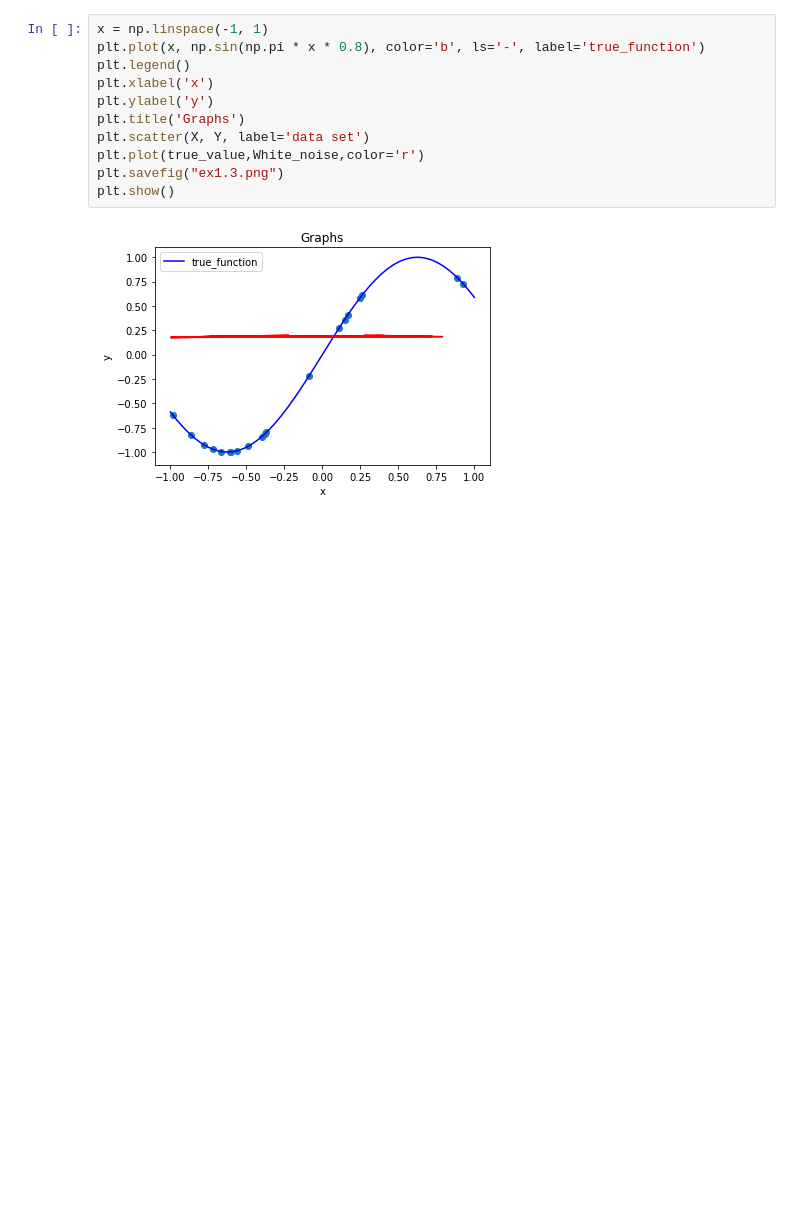
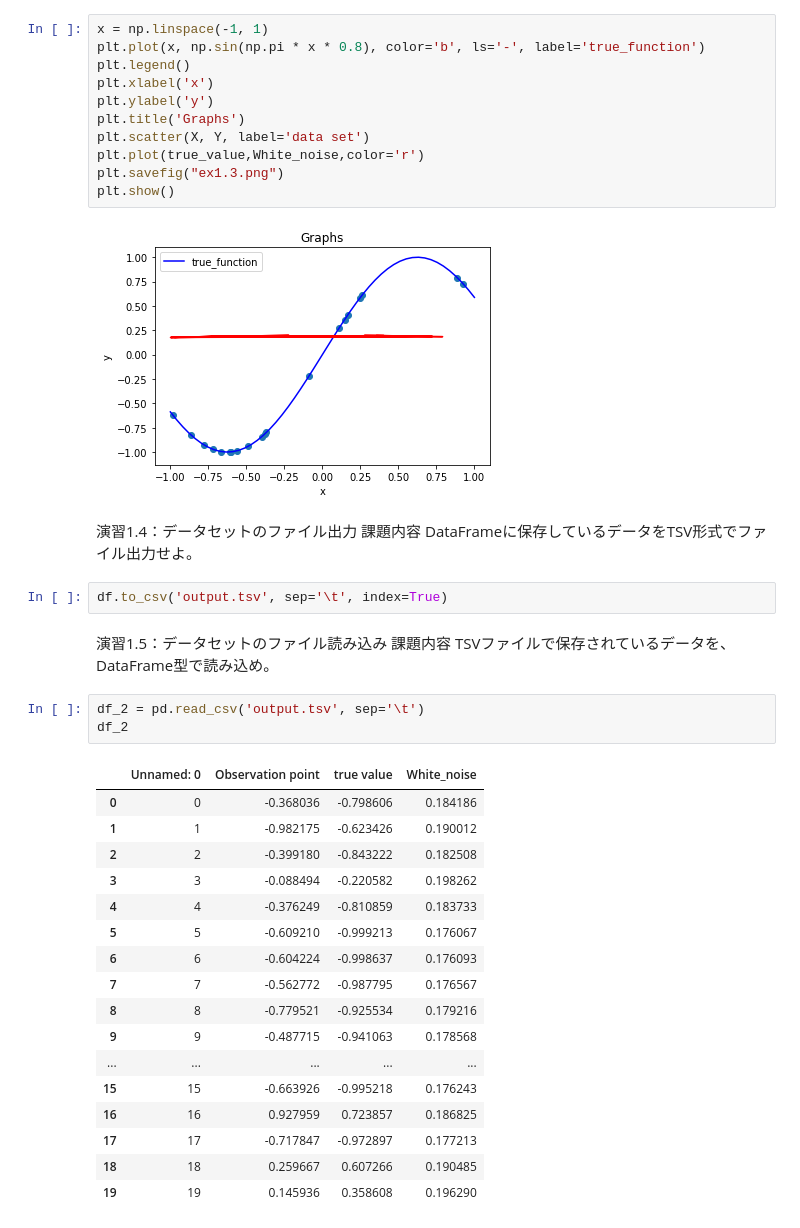
Before and after one commit to Noan0401/Data_mining_exercise, a Jupyter notebook: ex_1.ipynb, the cells around one changed output. Cells and saved outputs as stored; diff of their text form; blank space fills up the shorter version.

```diff
--- a/ex_1.ipynb
+++ b/ex_1.ipynb
@@ -138,3 +138,34 @@ plt.savefig("ex1.3.png")
 plt.show()
 # %% [output]
 [figure]
+# %% [markdown]
+演習1.4：データセットのファイル出力
+課題内容
+DataFrameに保存しているデータをTSV形式でファイル出力せよ。
+# %%
+df.to_csv('output.tsv', sep='\t', index=True)
+# %% [markdown]
+演習1.5：データセットのファイル読み込み
+課題内容
+TSVファイルで保存されているデータを、DataFrame型で読み込め。
+# %%
+df_2 = pd.read_csv('output.tsv', sep='\t')
+df_2
+# %% [output]
+|  | Unnamed: 0 | Observation point | true value | White_noise |
+| 0 | 0 | -0.368036 | -0.798606 | 0.184186 |
+| 1 | 1 | -0.982175 | -0.623426 | 0.190012 |
+| 2 | 2 | -0.399180 | -0.843222 | 0.182508 |
+| 3 | 3 | -0.088494 | -0.220582 | 0.198262 |
+| 4 | 4 | -0.376249 | -0.810859 | 0.183733 |
+| 5 | 5 | -0.609210 | -0.999213 | 0.176067 |
+| 6 | 6 | -0.604224 | -0.998637 | 0.176093 |
+| 7 | 7 | -0.562772 | -0.987795 | 0.176567 |
+| 8 | 8 | -0.779521 | -0.925534 | 0.179216 |
+| 9 | 9 | -0.487715 | -0.941063 | 0.178568 |
+| ... | ... | ... | ... | ... |
+| 15 | 15 | -0.663926 | -0.995218 | 0.176243 |
+| 16 | 16 | 0.927959 | 0.723857 | 0.186825 |
+| 17 | 17 | -0.717847 | -0.972897 | 0.177213 |
+| 18 | 18 | 0.259667 | 0.607266 | 0.190485 |
+| 19 | 19 | 0.145936 | 0.358608 | 0.196290 |
```
Also changed, not shown: 1 other file.
